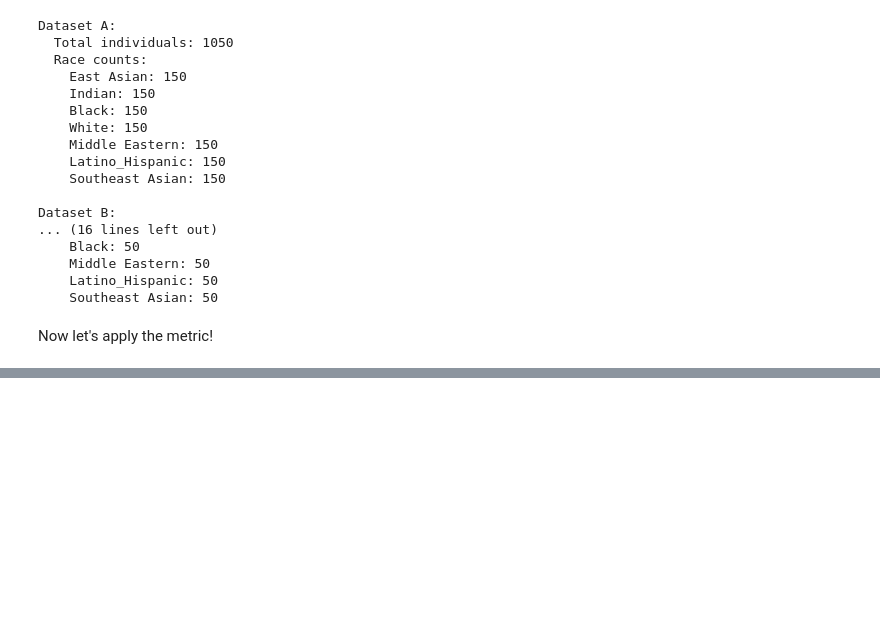
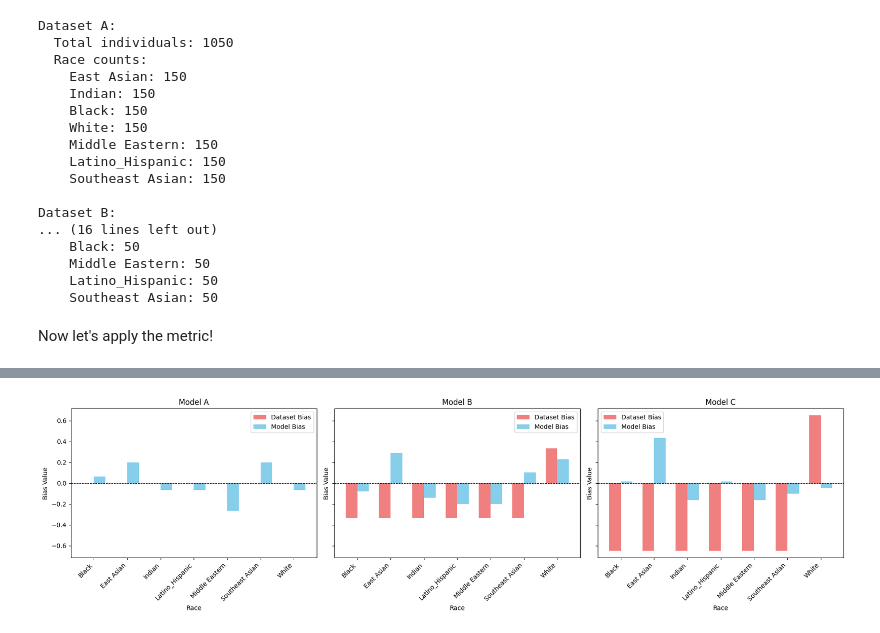
Before and after one commit to EthanTu2/facialrecognitionbias, a Jupyter notebook: parts345.ipynb, the cells around one changed output, grey strips where cells are left out. Saved outputs shown, nothing was run; the diff lists cells and outputs as text; code cells hidden in the pictures; blank space fills up the shorter version.

```diff
--- a/parts345.ipynb
+++ b/parts345.ipynb
@@ -614,0 +697,28 @@ Dataset B Bias Metrics:
+# %%
+races = list(train_biases["A"].keys())
+models = list(train_biases.keys())  # ["A", "B", "C"]
+
+
+fig, axes = plt.subplots(1, 3, figsize=(18, 5), sharey=True)
+
+# For each model, collect the (dataset bias, model bias) for each race, and plot em'
+for i, model in enumerate(models):
+    dataset_biases = [train_biases[model][race] for race in races]
+    model_biases = [normalized_race_diffs[model][race] for race in races]
+    # Plot as a bar: x=race, y=model bias, color by dataset bias (or show both as grouped bars)
+    width = 0.35
+    x = np.arange(len(races))
+    axes[i].bar(x - width/2, dataset_biases, width, label='Dataset Bias', color='lightcoral')
+    axes[i].bar(x + width/2, model_biases, width, label='Model Bias', color='skyblue')
+    axes[i].set_title(f"Model {model}")
+    axes[i].set_xticks(x)
+    axes[i].set_xticklabels(races, rotation=45, ha='right')
+    axes[i].set_xlabel("Race")
+    axes[i].set_ylabel("Bias Value")
+    axes[i].legend()
+    axes[i].axhline(0, color='black', linestyle='--', linewidth=0.8)
+
+plt.tight_layout()
+plt.show()
+# %% [output]
+[figure, added]
```
Also changed, not shown: parts of 11 cells of this notebook.
